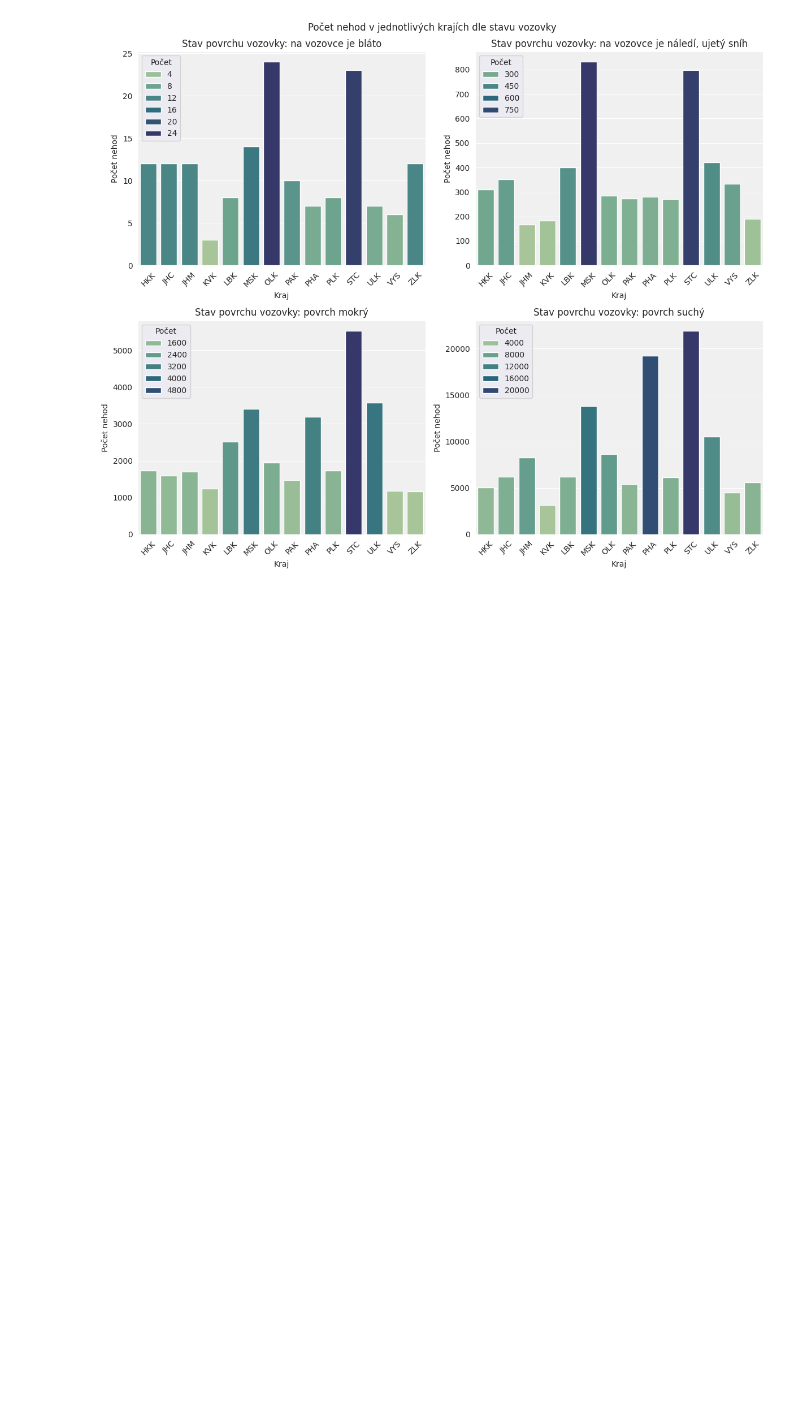
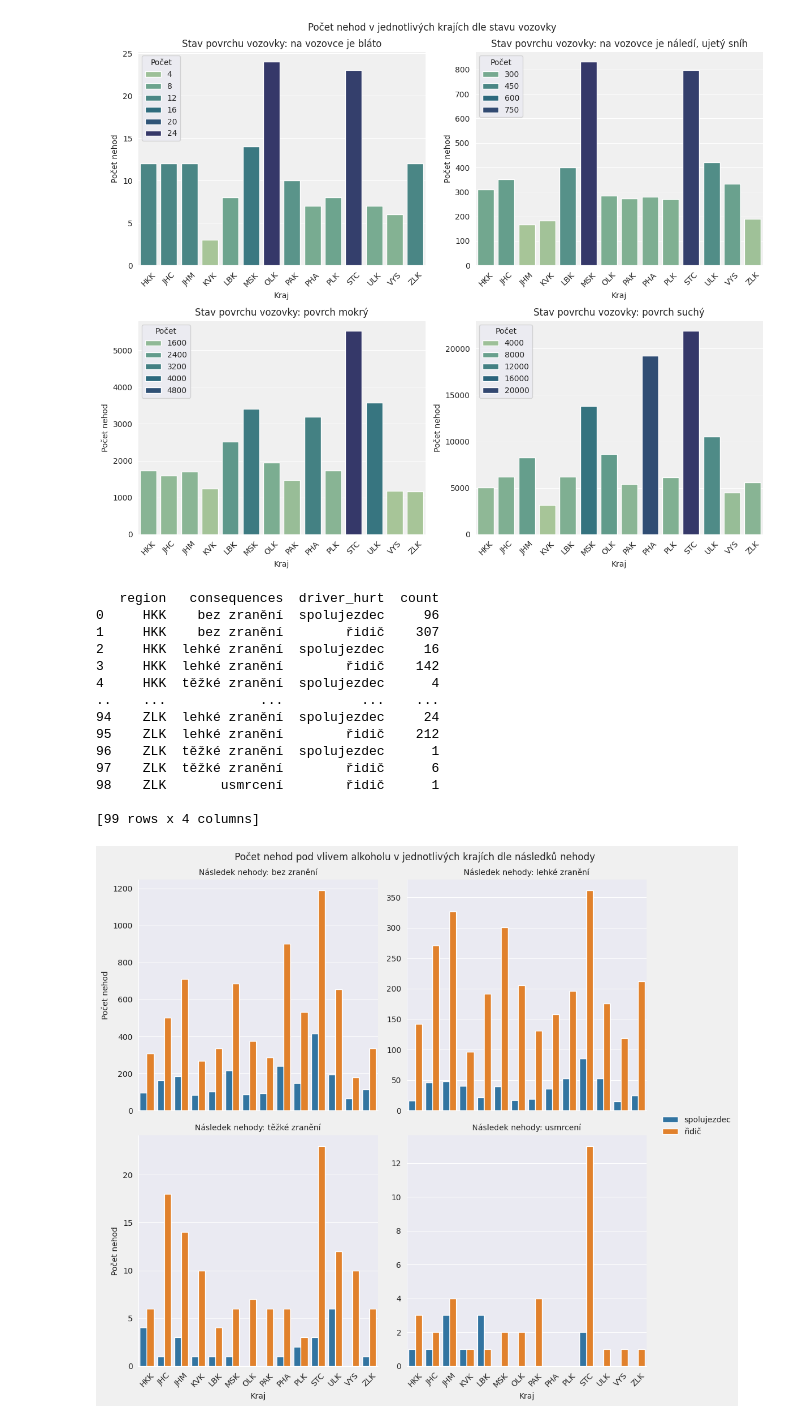
Before and after one commit to antiphyv2/FIT_IZV-PROJ, a Jupyter notebook: partTwo/analysis.ipynb, the cells around one changed output. Cells and saved outputs as stored; diff of their text form; code cells hidden in the pictures; blank space fills up the shorter version.

```diff
--- a/partTwo/analysis.ipynb
+++ b/partTwo/analysis.ipynb
@@ -52,6 +52,7 @@ def parse_data(df: pd.DataFrame, verbose: bool = False) -> pd.DataFrame:
 # %%
 df = load_data("data_23_24.zip", "nehody")
 df2 = parse_data(df, True)
+df_conequences = load_data("data_23_24.zip", "nasledky")
 # %% [output]
 new_size=68.3 MB
 # %%
@@ -107,0 +106,58 @@ def plot_alcohol(df: pd.DataFrame, df_consequences : pd.DataFrame,
+# %%
+def plot_alcohol(df: pd.DataFrame, df_consequences : pd.DataFrame,
+                 fig_location: str = None, show_figure: bool = False):
+
+    dfMerged = pd.merge(df, df_consequences, on="p1", validate="one_to_many")
+
+    injury = {
+        1: "usmrcení",
+        2: "těžké zranění",
+        3: "lehké zranění",
+        4: "bez zranění",
+    }
+
+
+    dfMerged["driver_hurt"] = dfMerged["p59a"].apply(lambda x: "řidič" if x == 1 else "spolujezdec")
+    dfMerged["consequences"] = dfMerged["p59g"].map(injury)
+    dfAlcoholOnly = dfMerged[dfMerged["p11"] >= 3]
+    # print(dfAlcoholOnly)
+    groupedDf = dfAlcoholOnly.groupby(["region", "consequences", "driver_hurt"]).size().reset_index(name="count")
+    print(groupedDf)
+
+    g = sns.catplot(data=groupedDf, x="region", y="count", hue="driver_hurt", col="consequences", kind="bar", palette="tab10", col_wrap=2, sharey=False)
+    sns.set_style("darkgrid")
+
+    g.set_titles("Následek nehody: {col_name}")
+    g.figure.set_facecolor('#f0f0f0')
+    g.figure.suptitle("Počet nehod pod vlivem alkoholu v jednotlivých krajích dle následků nehody")
+    g.legend.set_title("")
+    g.set_ylabels("Počet nehod")
+    g.set_xlabels("Kraj")
+    g.tick_params(axis='x', rotation=45)
+    g.tight_layout()
+    if fig_location:
+        plt.savefig(fig_location)
+
+    if show_figure:
+        plt.show()
+
+
+
+
+plot_alcohol(df2, df_conequences, "02_alcohol.png", True)
+# %% [output]
+   region   consequences  driver_hurt  count
+0     HKK    bez zranění  spolujezdec     96
+1     HKK    bez zranění        řidič    307
+2     HKK  lehké zranění  spolujezdec     16
+3     HKK  lehké zranění        řidič    142
+4     HKK  těžké zranění  spolujezdec      4
+..    ...            ...          ...    ...
+94    ZLK  lehké zranění  spolujezdec     24
+95    ZLK  lehké zranění        řidič    212
+96    ZLK  těžké zranění  spolujezdec      1
+97    ZLK  těžké zranění        řidič      6
+98    ZLK       usmrcení        řidič      1
+
+[99 rows x 4 columns]
+[figure, added]
```
Also changed, not shown: parts of 1 cell of this notebook, 1 other file.
